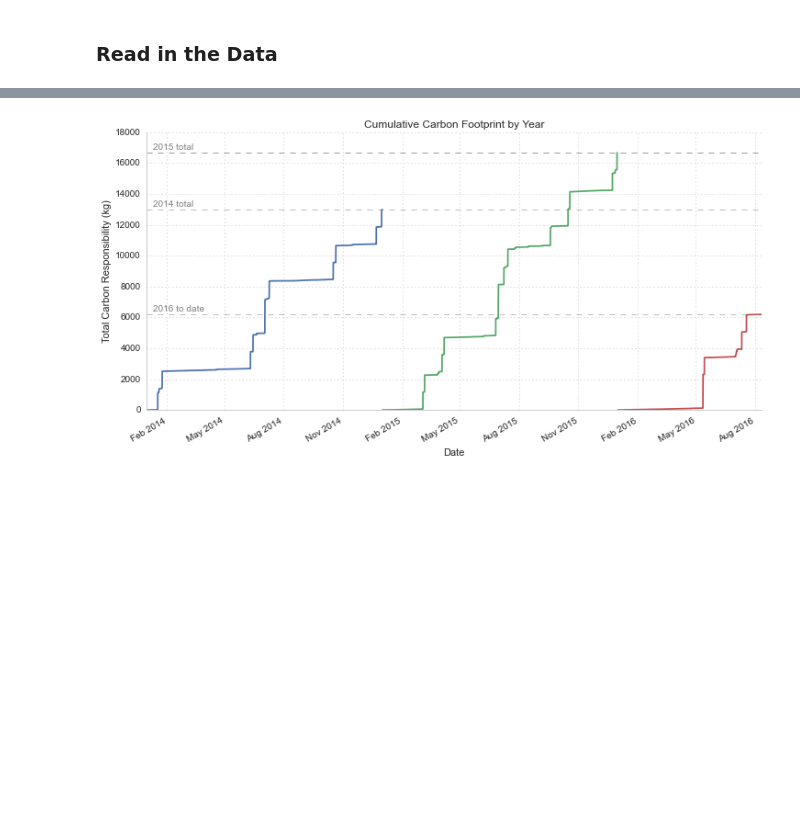
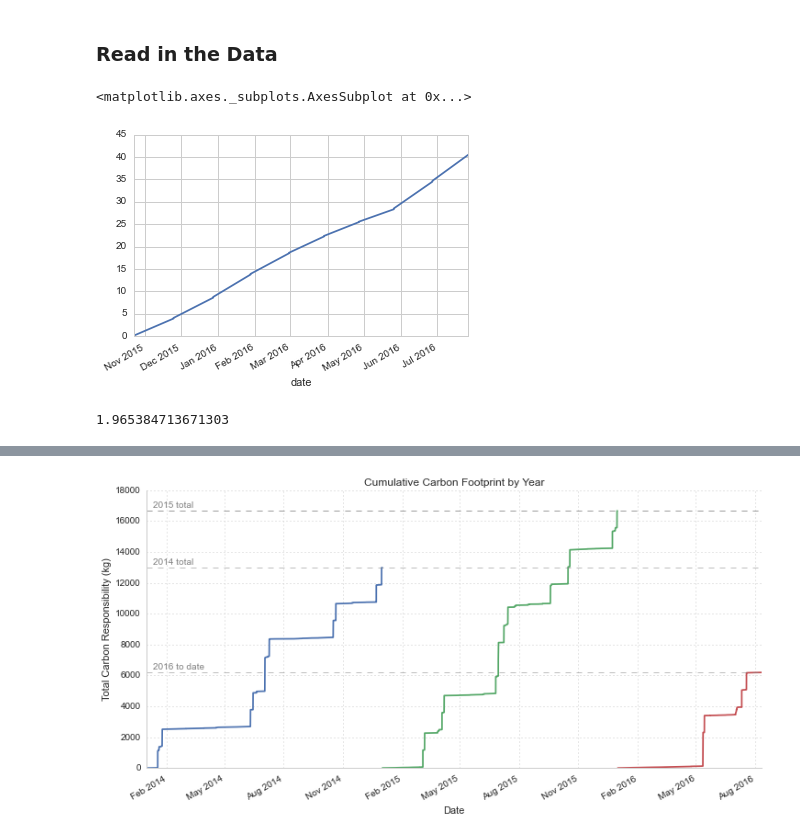
Before and after one commit to pdarche/carbon, a Jupyter notebook: notebooks/Carbon Footprint - EDA.ipynb, the cells around one changed output, grey strips where cells are left out. Drawn from its saved outputs; the diff is of its cells as text; code cells hidden in the pictures; blank space fills up the shorter version.

Commit message:
add energy use carbon computation

```diff
--- a/notebooks/Carbon Footprint - EDA.ipynb
+++ b/notebooks/Carbon Footprint - EDA.ipynb
@@ -57,0 +68,3 @@ tdf['cumulative'] = tdf.carbon.cumsum()
+# %%
+electricity['date_range'] = electricity.time_period.apply(
+    lambda d: pd.date_range(d[0], d[1]))
@@ -57,0 +73,23 @@ tdf['cumulative'] = tdf.carbon.cumsum()
+# %%
+def create_series(row):
+    avg_usage = [row['usage_kwh'] / row['date_range'].shape[0]]
+    period_length = row['date_range'].shape[0]
+    usage = avg_usage * period_length
+    return pd.Series(usage, index=row['date_range']).sort_index(ascending=False)
+
+# pd.Series([row['usage_kwh']] * len(list(row['date_range'])), index=row['date_range']
+# %%
+# electricity['usage_ranges'] = electricity.apply(create_series, 1)
+series = [create_series(row) for row in electricity.to_dict(orient='records')]
+edf = pd.concat(series).reset_index()
+edf.columns = ['date', 'usage_kwh']
+edf['date'] = edf.date.apply(pd.to_datetime)
+edf.index = edf.date
+edf['type'] = 'electricity'
+# %%
+edf['carbon'] = edf.usage_kwh.apply(compute_carbon_kg)
+# %%
+edf.sort_index(ascending=True).carbon.cumsum().plot()
+# %% [output]
+<matplotlib.axes._subplots.AxesSubplot at 0x...>
+[figure, added]
@@ -57,0 +116,4 @@ tdf['cumulative'] = tdf.carbon.cumsum()
+# %%
+res['decisions']['carbon']['object']['value']
+# %% [output]
+1.965384713671303
```
Also changed, not shown: parts of 10 cells of this notebook.
